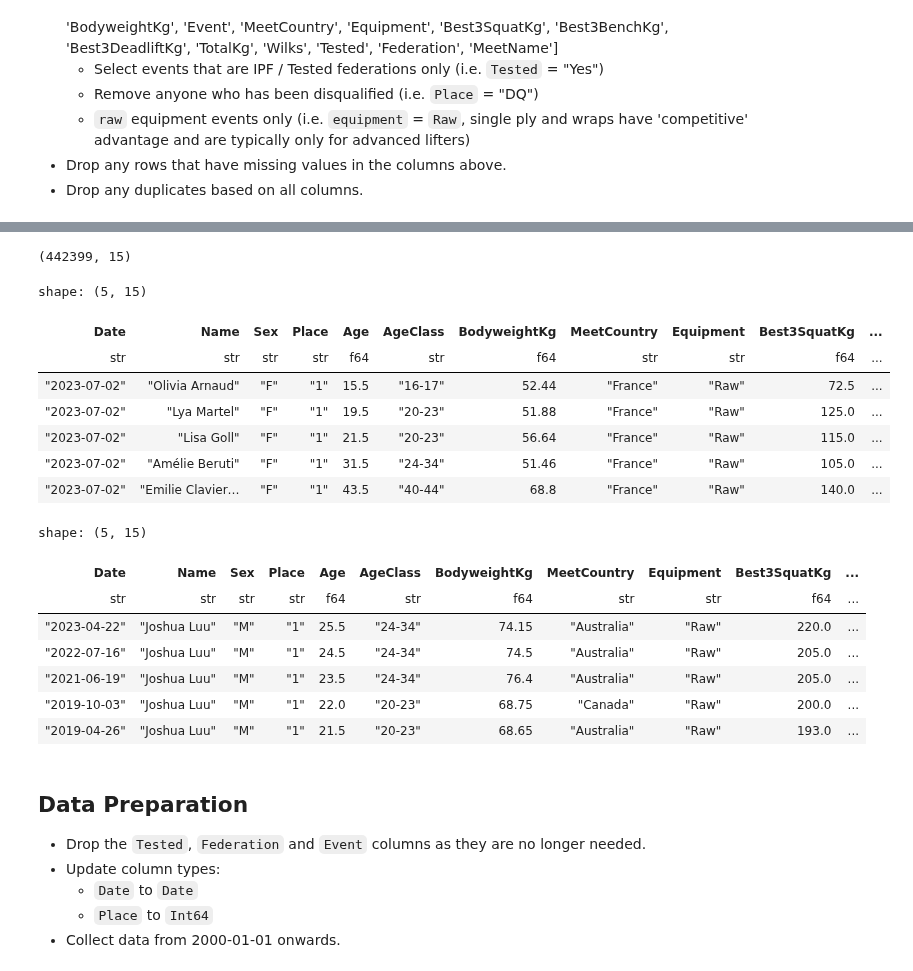
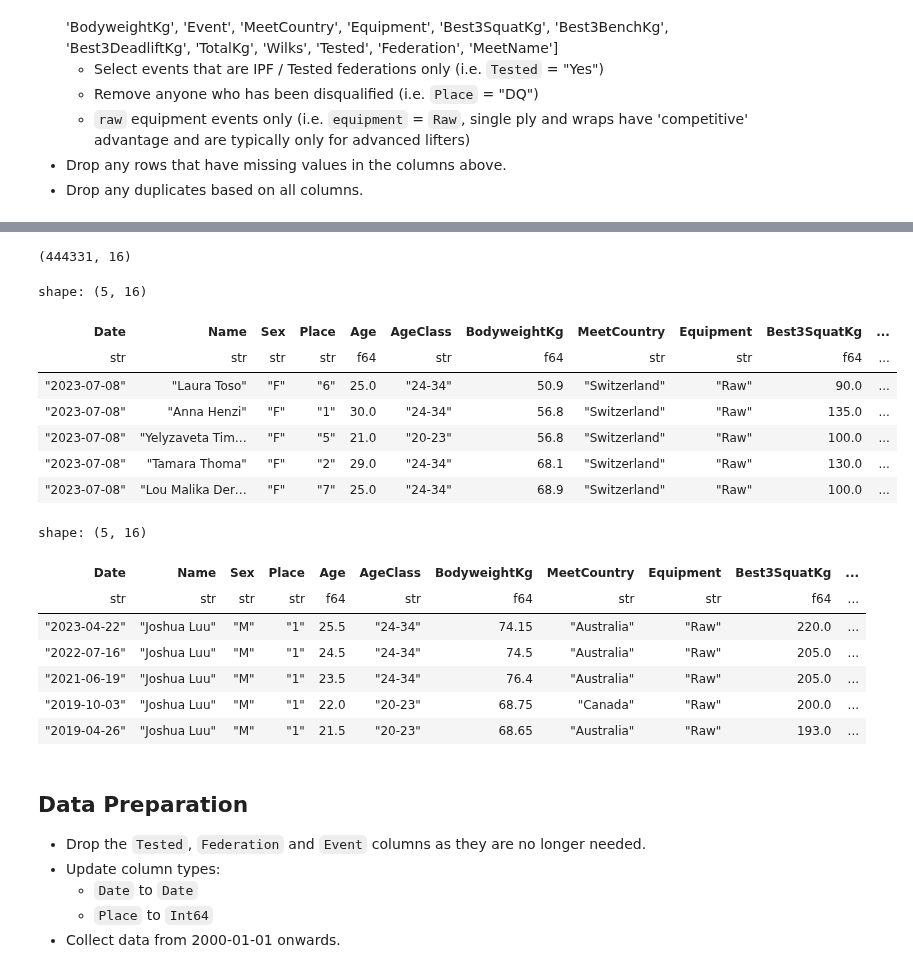
Before and after one commit to namtonthat/powerlifting-ml-progress, a Jupyter notebook: notebooks/etl.ipynb, the cells around one changed output, grey strips where cells are left out. Drawn from its saved outputs; the diff is of its cells as text; code cells hidden in the pictures.

```diff
--- a/notebooks/etl.ipynb
+++ b/notebooks/etl.ipynb
@@ -64,26 +64,26 @@ shape: (5, 18)
 # %%
 cleansed_df = base_df.filter(
     (pl.col("Event") == "SBD") &
     (pl.col("Tested") == "Yes") &
     (pl.col('Place').apply(lambda x: x.isnumeric(), return_dtype = pl.Boolean)) &
     (pl.col("Equipment") == "Raw")
-).drop_nulls().unique().sort("Date", descending=True).drop(["Tested", "Federation", "Event"])
+).drop_nulls().unique().sort("Date", descending=True).drop(["Tested", "Event"])
 print(cleansed_df.shape)
 cleansed_df.head(5)
 # %% [output]
-(442399, 15)
+(444331, 16)
-shape: (5, 15)
+shape: (5, 16)
 | Date | Name | Sex | Place | Age | AgeClass | BodyweightKg | MeetCountry | Equipment | Best3SquatKg | ... |
 | str | str | str | str | f64 | str | f64 | str | str | f64 | ... |
-| "2023-07-02" | "Olivia Arnaud" | "F" | "1" | 15.5 | "16-17" | 52.44 | "France" | "Raw" | 72.5 | ... |
-| "2023-07-02" | "Lya Martel" | "F" | "1" | 19.5 | "20-23" | 51.88 | "France" | "Raw" | 125.0 | ... |
-| "2023-07-02" | "Lisa Goll" | "F" | "1" | 21.5 | "20-23" | 56.64 | "France" | "Raw" | 115.0 | ... |
-| "2023-07-02" | "Amélie Beruti" | "F" | "1" | 31.5 | "24-34" | 51.46 | "France" | "Raw" | 105.0 | ... |
-| "2023-07-02" | "Emilie Clavier… | "F" | "1" | 43.5 | "40-44" | 68.8 | "France" | "Raw" | 140.0 | ... |
+| "2023-07-08" | "Laura Toso" | "F" | "6" | 25.0 | "24-34" | 50.9 | "Switzerland" | "Raw" | 90.0 | ... |
+| "2023-07-08" | "Anna Henzi" | "F" | "1" | 30.0 | "24-34" | 56.8 | "Switzerland" | "Raw" | 135.0 | ... |
+| "2023-07-08" | "Yelyzaveta Tim… | "F" | "5" | 21.0 | "20-23" | 56.8 | "Switzerland" | "Raw" | 100.0 | ... |
+| "2023-07-08" | "Tamara Thoma" | "F" | "2" | 29.0 | "24-34" | 68.1 | "Switzerland" | "Raw" | 130.0 | ... |
+| "2023-07-08" | "Lou Malika Der… | "F" | "7" | 25.0 | "24-34" | 68.9 | "Switzerland" | "Raw" | 100.0 | ... |
 # %%
 cleansed_df.filter(pl.col("Name") == "Joshua Luu").sort("Date", descending=True).head(5)
 # %% [output]
-shape: (5, 15)
+shape: (5, 16)
 | Date | Name | Sex | Place | Age | AgeClass | BodyweightKg | MeetCountry | Equipment | Best3SquatKg | ... |
 | str | str | str | str | f64 | str | f64 | str | str | f64 | ... |
 | "2023-04-22" | "Joshua Luu" | "M" | "1" | 25.5 | "24-34" | 74.15 | "Australia" | "Raw" | 220.0 | ... |
```
Also changed, not shown: parts of 9 cells of this notebook, 2 other files.
